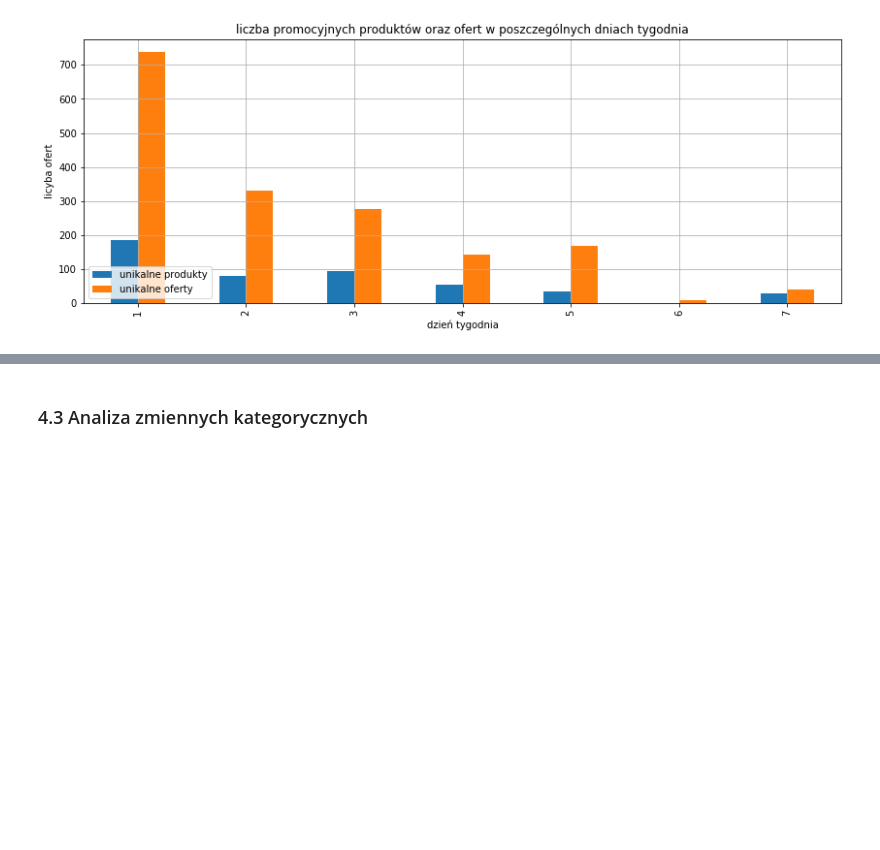
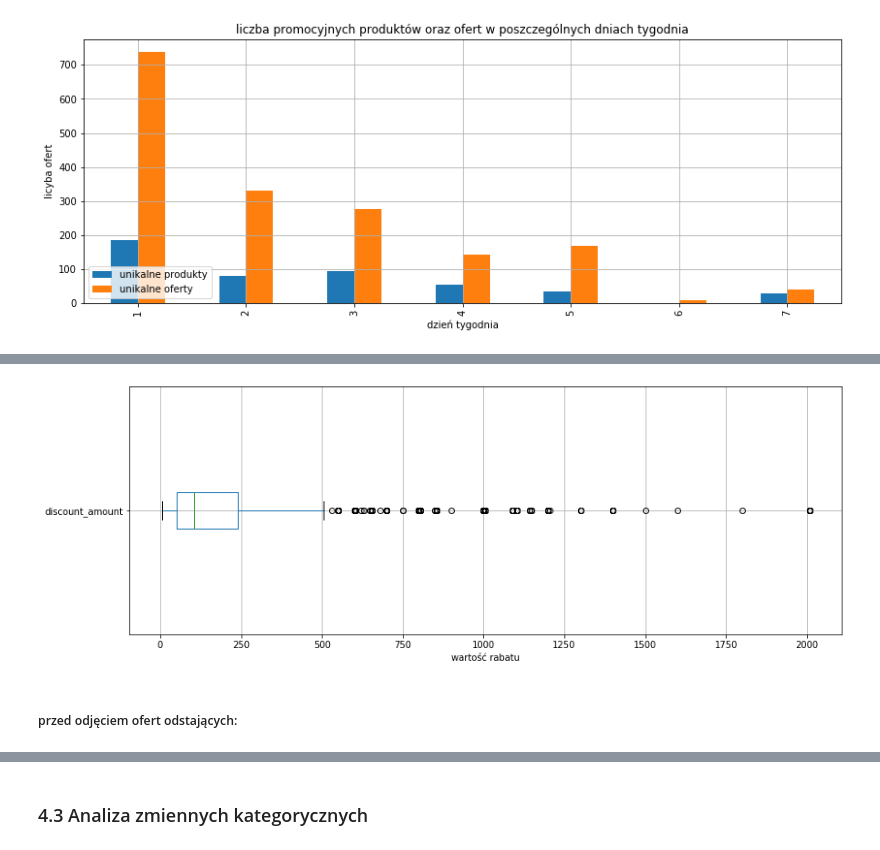
Before and after one commit to grzegorzpokorski/nocna-promocja-euro.com.pl, a Jupyter notebook: data_analysis.ipynb, the cells around one changed output, grey strips where cells are left out. Drawn from its saved outputs; the diff is of its cells as text; code cells hidden in the pictures; blank space fills up the shorter version.

```diff
--- a/data_analysis.ipynb
+++ b/data_analysis.ipynb
@@ -377,0 +445,8 @@ plt.show()
+# %%
+df[['category','discount_amount']].boxplot(vert=False, figsize=(14,5))
+plt.xlabel('wartość rabatu')
+plt.show()
+# %% [output]
+[figure, added]
+# %% [markdown]
+##### przed odjęciem ofert odstających:
```
Also changed, not shown: parts of 126 cells of this notebook.
